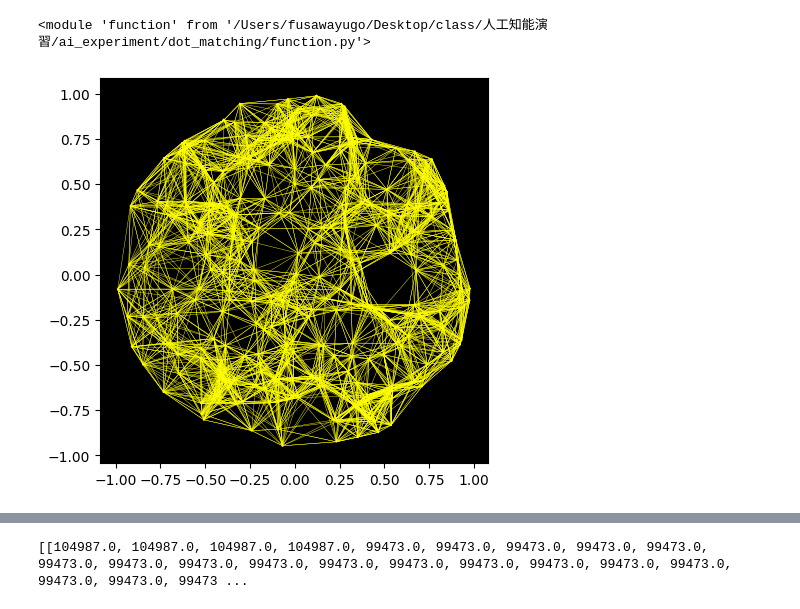
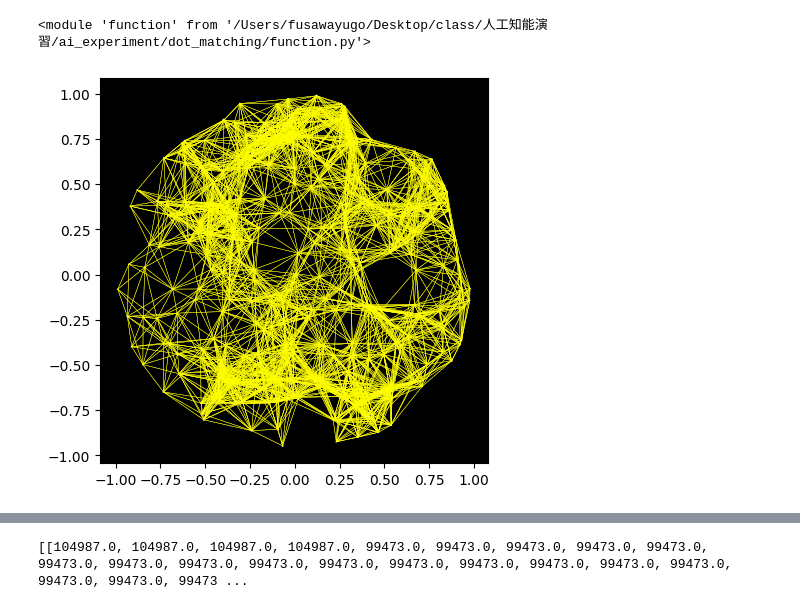
Before and after one commit to fusawa-yugo/Star-Plot, a Jupyter notebook: dot_matching/edge_create.ipynb, the cells around one changed output, grey strips where cells are left out. Drawn from its saved outputs; the diff is of its cells as text; code cells hidden in the pictures.

```diff
--- a/dot_matching/edge_create.ipynb
+++ b/dot_matching/edge_create.ipynb
@@ -19,34 +43,34 @@ x,y,lum,HIPnum=csv_to_data('../star_data/north.csv')
 data = np.column_stack((x,y,lum,HIPnum))
 position=np.column_stack((x,y))
 edge_dist={}
 for i in range(len(data)):
     dist_l=[]
     for j in range(len(data)):
         if i==j:
             continue
         dist=calc_dist(position[i],position[j])
         dist_l.append((dist,HIPnum[j]))
     dist_l.sort(key=lambda x:x[0])
-    min_list=dist_l[:20]
+    min_list=dist_l
     min_point=[]
     for j in range(len(min_list)):
-        if min_list[j][0]<0.5:
+        if min_list[j][0]<0.3 :
             min_point.append(min_list[j][1])
     edge_dist[HIPnum[i]]=min_point
 
 size=7*np.exp(-1*(lum+2)*np.log(2))
 fig, ax = plt.subplots(figsize=(5,5))
 ax.patch.set_facecolor('black')
 ax.scatter(x,y,s=size,color='white')
 for key in edge_dist:
     indice1=np.where(HIPnum==key)
     x1,y1,=x[indice1],y[indice1]
     for item in edge_dist[key]:
         indice2=np.where(HIPnum==item)
         x2,y2=x[indice2],y[indice2]
         plt.plot((x1,x2),(y1,y2),linewidth=0.3,color='yellow')
 
 plt.show()
 # %% [output]
-[figure, old version]
+[figure, new version]
 # %%
```
Also changed, not shown: parts of 10 cells of this notebook, 22 other files.
